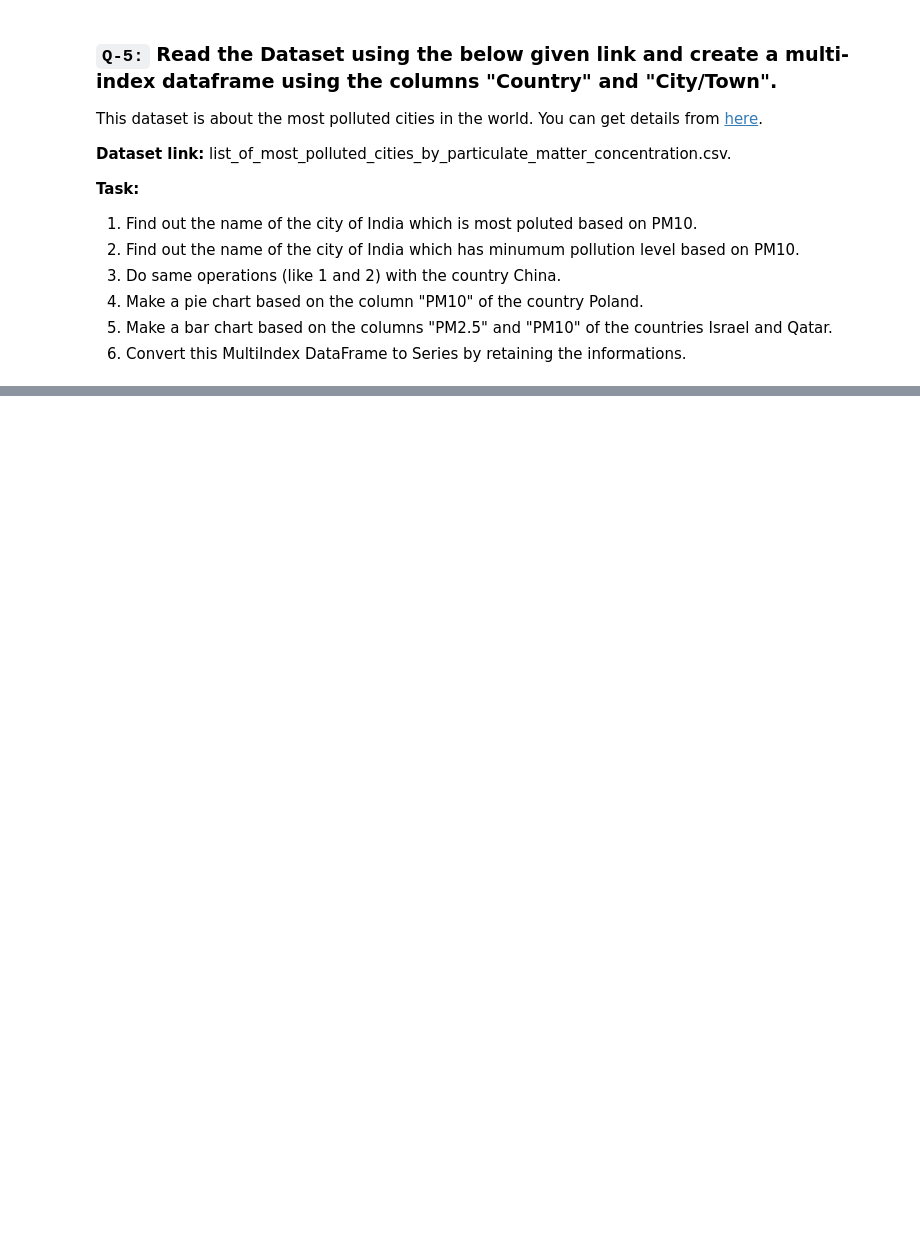
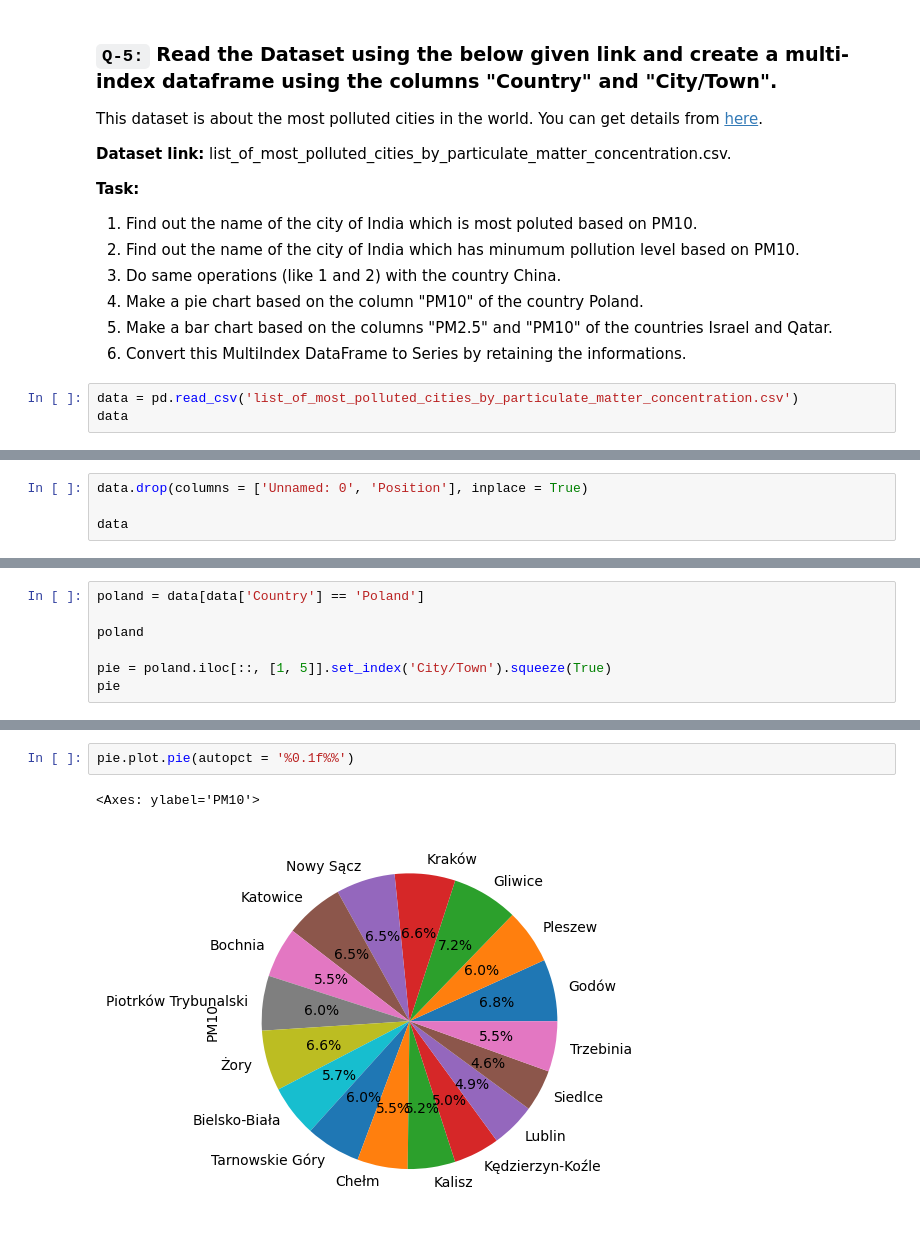
Before and after one commit to abhishekjha462000/data_science_final, a Jupyter notebook: W08_pandas_advanced_continued/02_03_task_21_solutions/my_solutions.ipynb, the cells around one changed output, grey strips where cells are left out. Cells and saved outputs as stored; diff of their text form; blank space fills up the shorter version.

```diff
--- a/W08_pandas_advanced_continued/02_03_task_21_solutions/my_solutions.ipynb
+++ b/W08_pandas_advanced_continued/02_03_task_21_solutions/my_solutions.ipynb
@@ -211,3 +298,6 @@ This dataset is about the most polluted cities in the world. You can get details
 4. Make a pie chart based on the column "PM10" of the country Poland.
 5. Make a bar chart based on the columns "PM2.5" and "PM10" of the countries Israel and Qatar.
 6. Convert this MultiIndex DataFrame to Series by retaining the informations.
+# %%
+data = pd.read_csv('list_of_most_polluted_cities_by_particulate_matter_concentration.csv')
+data
@@ -213,0 +318,4 @@ This dataset is about the most polluted cities in the world. You can get details
+# %%
+data.drop(columns = ['Unnamed: 0', 'Position'], inplace = True)
+
+data
@@ -213,0 +408,7 @@ This dataset is about the most polluted cities in the world. You can get details
+# %%
+poland = data[data['Country'] == 'Poland']
+
+poland
+
+pie = poland.iloc[::, [1, 5]].set_index('City/Town').squeeze(True)
+pie
@@ -213,0 +435,5 @@ This dataset is about the most polluted cities in the world. You can get details
+# %%
+pie.plot.pie(autopct = '%0.1f%%')
+# %% [output]
+<Axes: ylabel='PM10'>
+[figure, added]
```
Also changed, not shown: parts of 24 cells of this notebook, 1 other file.
